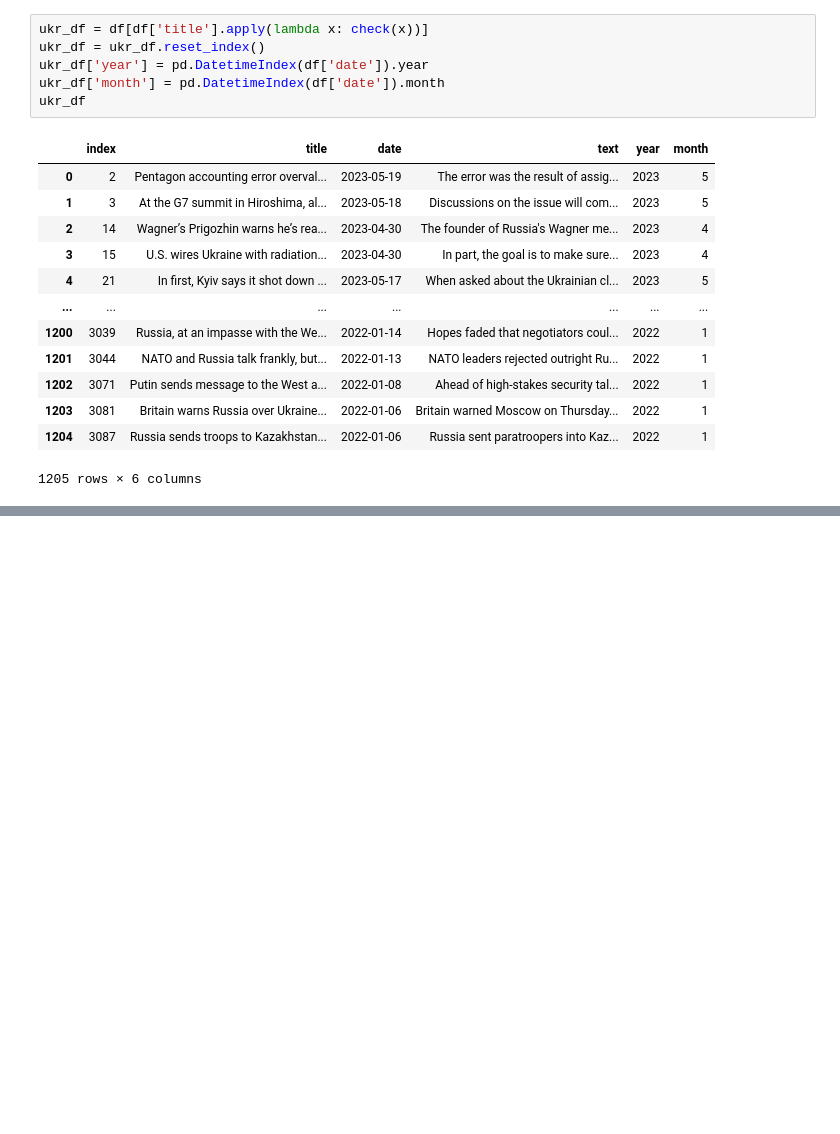
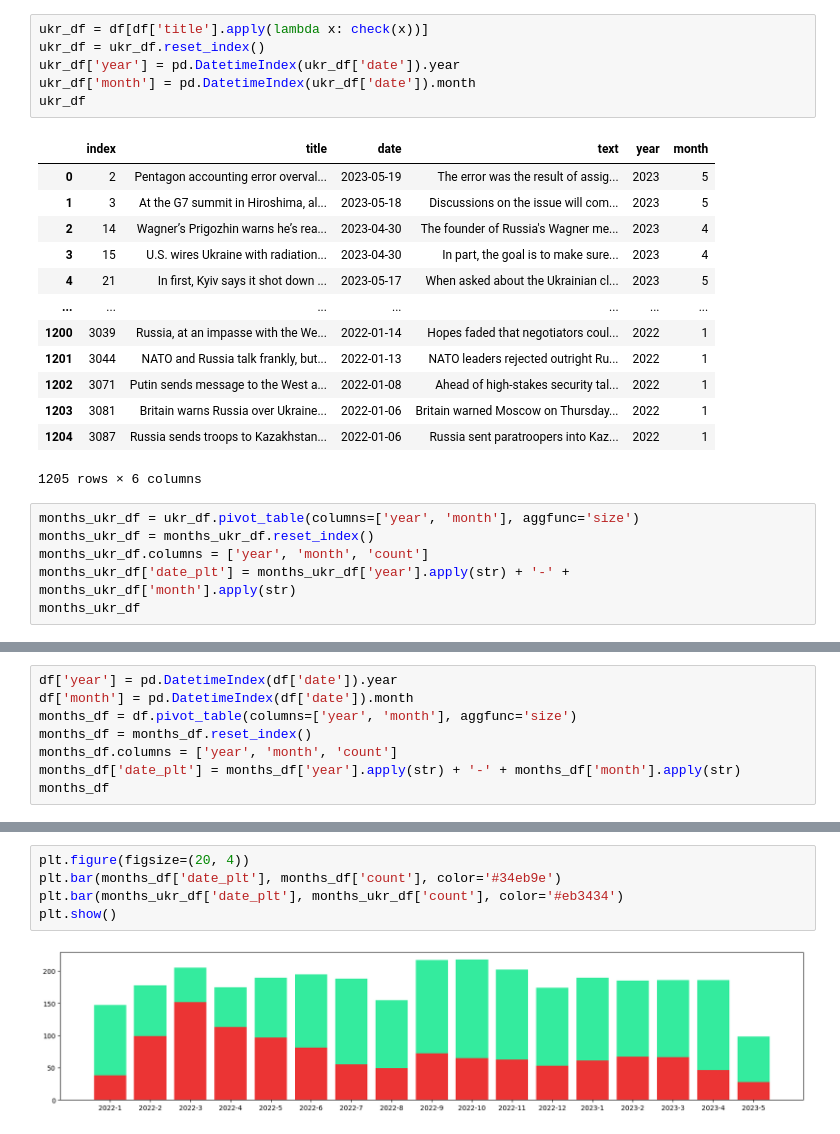
Before and after one commit to kretsulaksusha/News-analysis, a Jupyter notebook: jp_news/analyze_jp.ipynb, the cells around one changed output, grey strips where cells are left out. Cells and saved outputs as stored; diff of their text form; blank space fills up the shorter version.

```diff
--- a/jp_news/analyze_jp.ipynb
+++ b/jp_news/analyze_jp.ipynb
@@ -49,8 +49,8 @@ def check(string: str):
 # %%
 ukr_df = df[df['title'].apply(lambda x: check(x))]
 ukr_df = ukr_df.reset_index()
-ukr_df['year'] = pd.DatetimeIndex(df['date']).year
-ukr_df['month'] = pd.DatetimeIndex(df['date']).month
+ukr_df['year'] = pd.DatetimeIndex(ukr_df['date']).year
+ukr_df['month'] = pd.DatetimeIndex(ukr_df['date']).month
 ukr_df
 # %% [output]
 |  | index | title | date | text | year | month |
@@ -66,3 +66,9 @@ ukr_df
 | 1203 | 3081 | Britain warns Russia over Ukraine... | 2022-01-06 | Britain warned Moscow on Thursday... | 2022 | 1 |
 | 1204 | 3087 | Russia sends troops to Kazakhstan... | 2022-01-06 | Russia sent paratroopers into Kaz... | 2022 | 1 |
 1205 rows × 6 columns
+# %%
+months_ukr_df = ukr_df.pivot_table(columns=['year', 'month'], aggfunc='size')
+months_ukr_df = months_ukr_df.reset_index()
+months_ukr_df.columns = ['year', 'month', 'count']
+months_ukr_df['date_plt'] = months_ukr_df['year'].apply(str) + '-' + months_ukr_df['month'].apply(str)
+months_ukr_df
@@ -68,0 +94,8 @@ ukr_df
+# %%
+df['year'] = pd.DatetimeIndex(df['date']).year
+df['month'] = pd.DatetimeIndex(df['date']).month
+months_df = df.pivot_table(columns=['year', 'month'], aggfunc='size')
+months_df = months_df.reset_index()
+months_df.columns = ['year', 'month', 'count']
+months_df['date_plt'] = months_df['year'].apply(str) + '-' + months_df['month'].apply(str)
+months_df
@@ -68,0 +121,7 @@ ukr_df
+# %%
+plt.figure(figsize=(20, 4))
+plt.bar(months_df['date_plt'], months_df['count'], color='#34eb9e')
+plt.bar(months_ukr_df['date_plt'], months_ukr_df['count'], color='#eb3434')
+plt.show()
+# %% [output]
+[figure, added]
```
Also changed, not shown: parts of 2 cells of this notebook.
